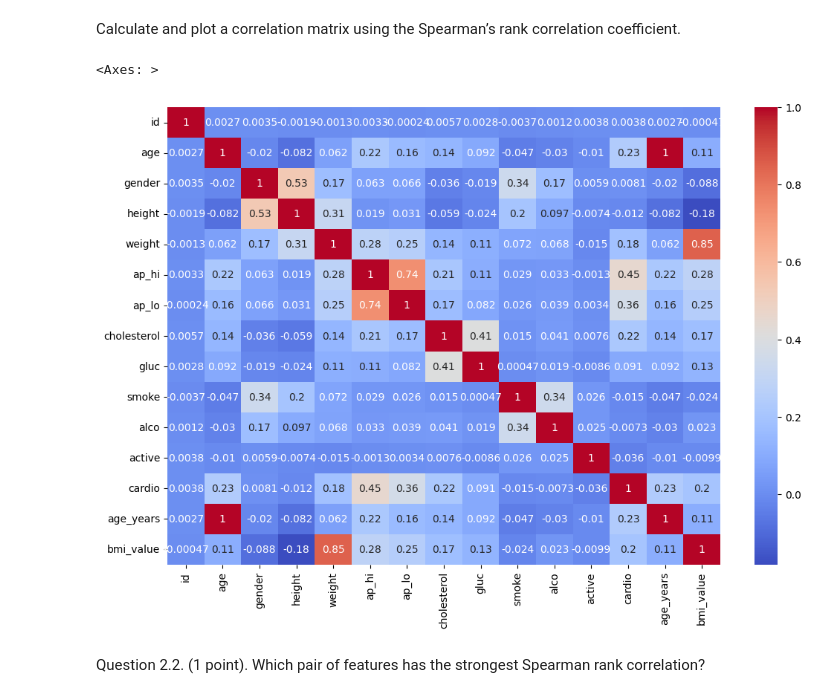
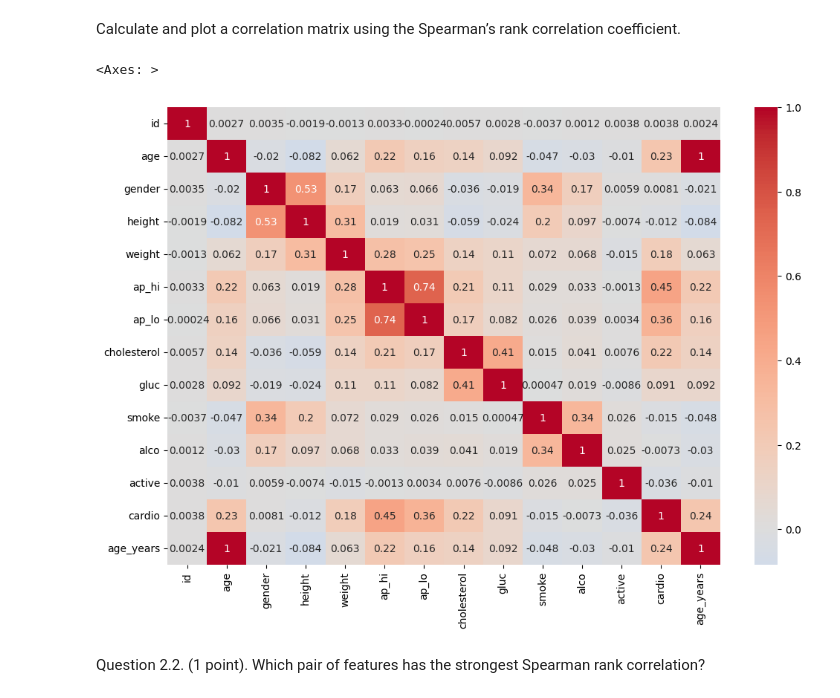
Before and after one commit to YogiramV/MLCourse.ai, a Jupyter notebook: VDA/cvd_eda.ipynb, the cells around one changed output. Cells and saved outputs as stored; diff of their text form; code cells hidden in the pictures.

```diff
--- a/VDA/cvd_eda.ipynb
+++ b/VDA/cvd_eda.ipynb
@@ -59,6 +72,6 @@ np.float64(19.613963039014372)
 # %% [markdown]
 1.2. Risk maps
 # %%
-data['age_years']=data['age']/365
-data['age_years'].round().astype(int)
+data['age_years']=round(data['age']/365)
+data['age_years']
 # %% [output]
@@ -97,5 +115,4 @@ np.float64(0.5714285714285714)
 # %% [markdown]
 Create a new feature – BMI (Body Mass Index). To do this, divide weight in kilograms by the square of the height in meters. Normal BMI values are said to be from 18.5 to 25.
 # %%
-data['bmi_value']=data['weight']/((data['height']/100)**2)
-data['bmi']=pd.cut(data['bmi_value'], bins=[0, 18.5, 24.9, 29.9, 34.9, 39.9, 100], labels=['Underweight', 'Normal weight', 'Overweight', 'Obesity I', 'Obesity II', 'Obesity III'])
+data["bmi"] = data["weight"] / (data["height"] / 100) ** 2
@@ -151,16 +155,16 @@ data.groupby(["gender", "alco", "cardio"])["bmi_value"].median().to_frame()
 # %% [markdown]
 1.4. Cleaning data
 # %%
-df_to_remove = data[
+data_to_remove = data[
     (data["ap_lo"] > data["ap_hi"])
+    | (data["height"] < data["height"].quantile(0.025))
     | (data["height"] > data["height"].quantile(0.975))
     | (data["weight"] < data["weight"].quantile(0.025))
     | (data["weight"] > data["weight"].quantile(0.975))
-    | (data["height"] < data["height"].quantile(0.025))
 ]
-print(df_to_remove.shape[0] / data.shape[0])
+print(data_to_remove.shape[0] / data.shape[0])
 
-filtered_df = data[~data.index.isin(df_to_remove)]
+filtered_data = data[~data.index.isin(data_to_remove)]
 # %% [output]
 0.0963
 # %% [markdown]
@@ -168,5 +172,5 @@ Part 2. Visual data analysis
 # %% [markdown]
 2.1. Correlation matrix visualization
 # %%
-filtered_df.drop('bmi',inplace=True,axis=1)
+filtered_data.drop('bmi',inplace=True,axis=1)
 # %%
@@ -229,12 +220,12 @@ The `scale_hue` parameter has been replaced and will be removed in v0.15.0. Pass
 # %% [markdown]
 Calculate and plot a correlation matrix using the Spearman’s rank correlation coefficient.
 # %%
-corr2=filtered_df.corr(method='spearman')
+corr2=filtered_data.corr(method='spearman')
 plt.figure(figsize=(12,8))
-sns.heatmap(corr2,cmap='coolwarm',annot=True)
+sns.heatmap(corr2,cmap='coolwarm',annot=True,center=0)
 # %% [output]
 <Axes: >
-[figure, old version]
+[figure, new version]
 # %% [markdown]
 Question 2.2. (1 point). Which pair of features has the strongest Spearman rank correlation?
 # %% [markdown]
```
Also changed, not shown: parts of 21 cells of this notebook, 1 other file.
